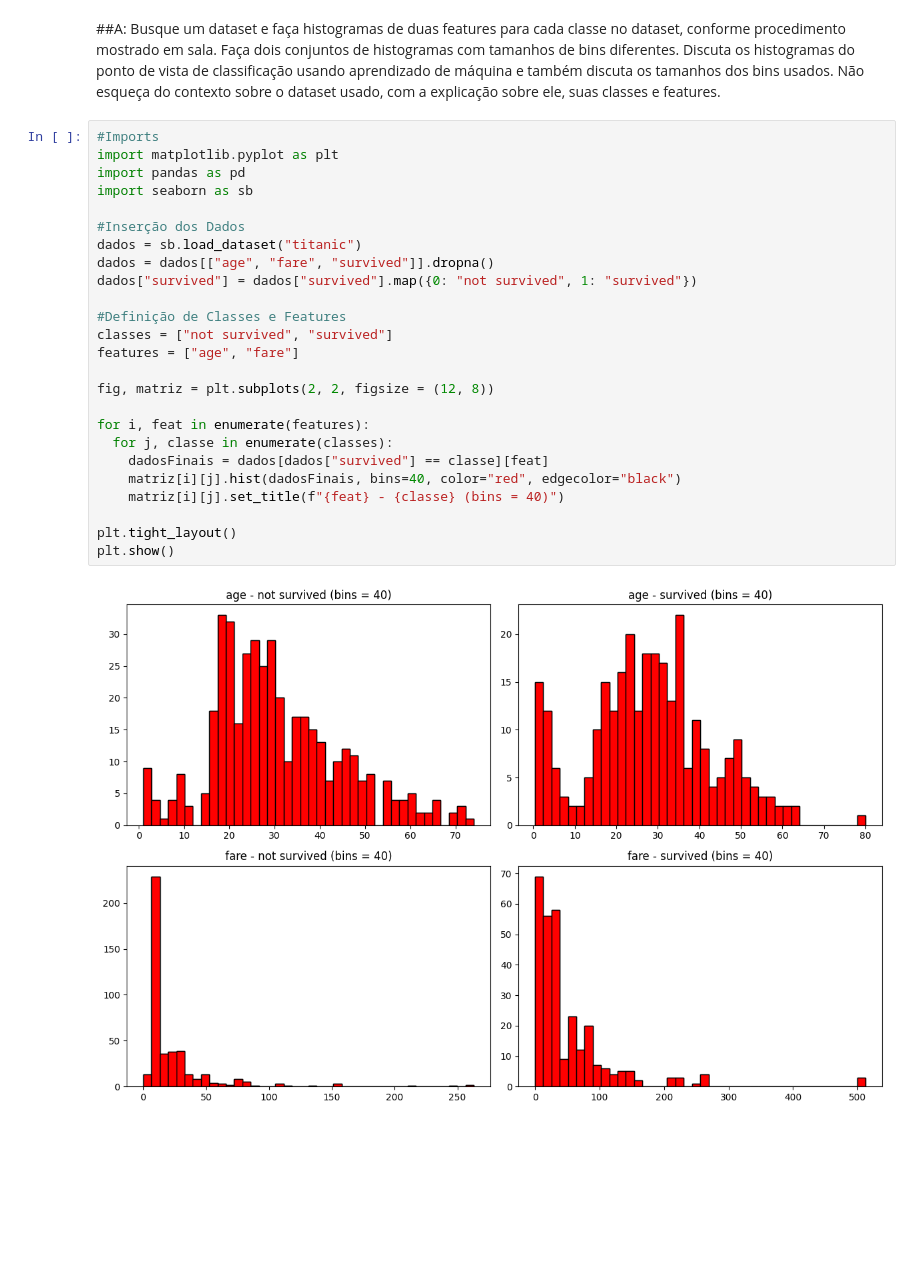
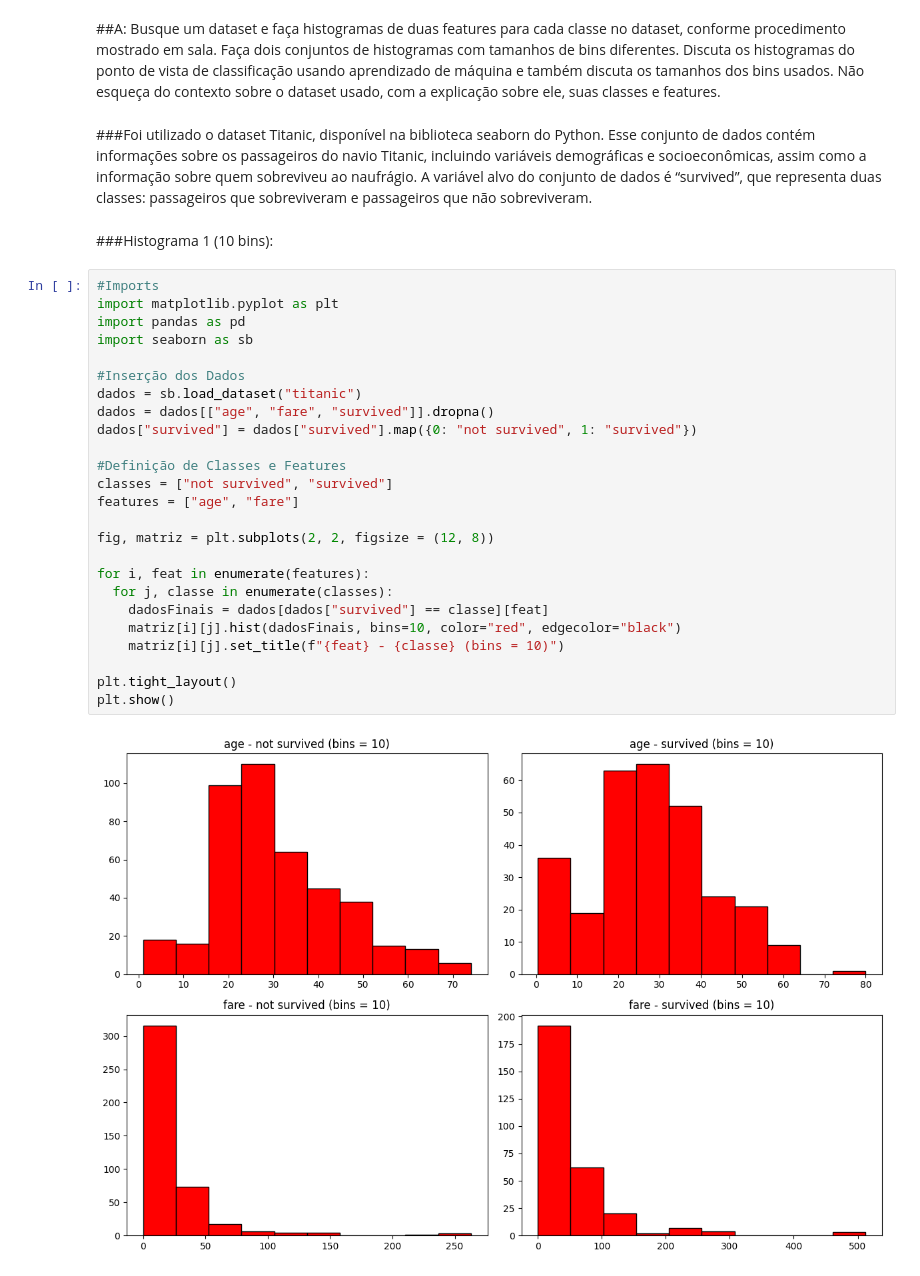
Before and after one commit to falloutdey/Atividade1_LLM_e_Estatistica, a Jupyter notebook: Atividade1_LLM_e_Estatistica.ipynb, the cells around one changed output. Cells and saved outputs as stored; diff of their text form; blank space fills up the shorter version.

```diff
--- a/Atividade1_LLM_e_Estatistica.ipynb
+++ b/Atividade1_LLM_e_Estatistica.ipynb
@@ -4,30 +4,34 @@
 #Parte 1: Z-score and Binomial Distribution
 # %% [markdown]
 ##A: Busque um dataset e faça histogramas de duas features para cada classe no dataset, conforme procedimento mostrado em sala. Faça dois conjuntos de histogramas com tamanhos de bins diferentes. Discuta os histogramas do ponto de vista de classificação usando aprendizado de máquina e também discuta os tamanhos dos bins usados. Não esqueça do contexto sobre o dataset usado, com a explicação sobre ele, suas classes e features.
+# %% [markdown]
+###Foi utilizado o dataset Titanic, disponível na biblioteca seaborn do Python. Esse conjunto de dados contém informações sobre os passageiros do navio Titanic, incluindo variáveis demográficas e socioeconômicas, assim como a informação sobre quem sobreviveu ao naufrágio. A variável alvo do conjunto de dados é “survived”, que representa duas classes: passageiros que sobreviveram e passageiros que não sobreviveram.
+# %% [markdown]
+###Histograma 1 (10 bins):
 # %%
 #Imports
 import matplotlib.pyplot as plt
 import pandas as pd
 import seaborn as sb
 
 #Inserção dos Dados
 dados = sb.load_dataset("titanic")
 dados = dados[["age", "fare", "survived"]].dropna()
 dados["survived"] = dados["survived"].map({0: "not survived", 1: "survived"})
 
 #Definição de Classes e Features
 classes = ["not survived", "survived"]
 features = ["age", "fare"]
 
 fig, matriz = plt.subplots(2, 2, figsize = (12, 8))
 
 for i, feat in enumerate(features):
   for j, classe in enumerate(classes):
     dadosFinais = dados[dados["survived"] == classe][feat]
-    matriz[i][j].hist(dadosFinais, bins=40, color="red", edgecolor="black")
-    matriz[i][j].set_title(f"{feat} - {classe} (bins = 40)")
+    matriz[i][j].hist(dadosFinais, bins=10, color="red", edgecolor="black")
+    matriz[i][j].set_title(f"{feat} - {classe} (bins = 10)")
 
 plt.tight_layout()
 plt.show()
 # %% [output]
-[figure, old version]
+[figure, new version]
```
Also changed, not shown: parts of 2 cells of this notebook.
